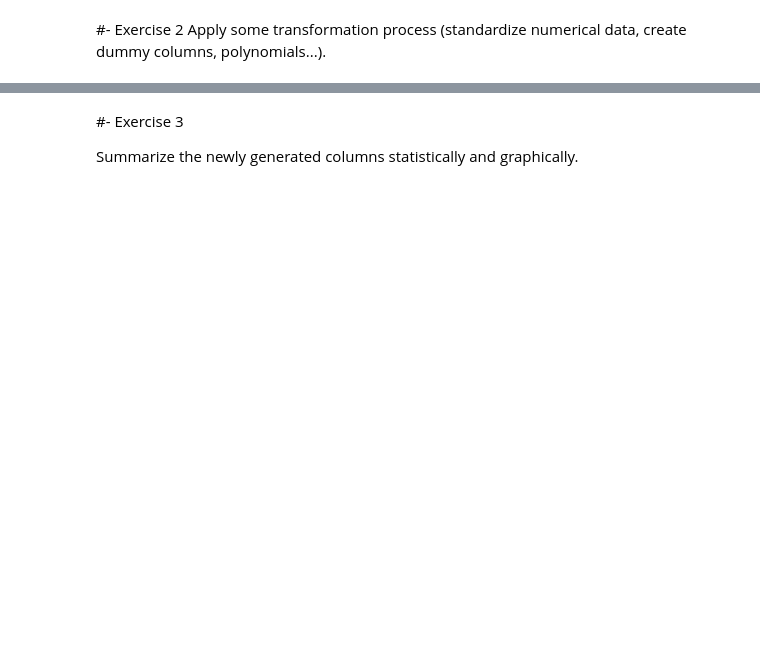
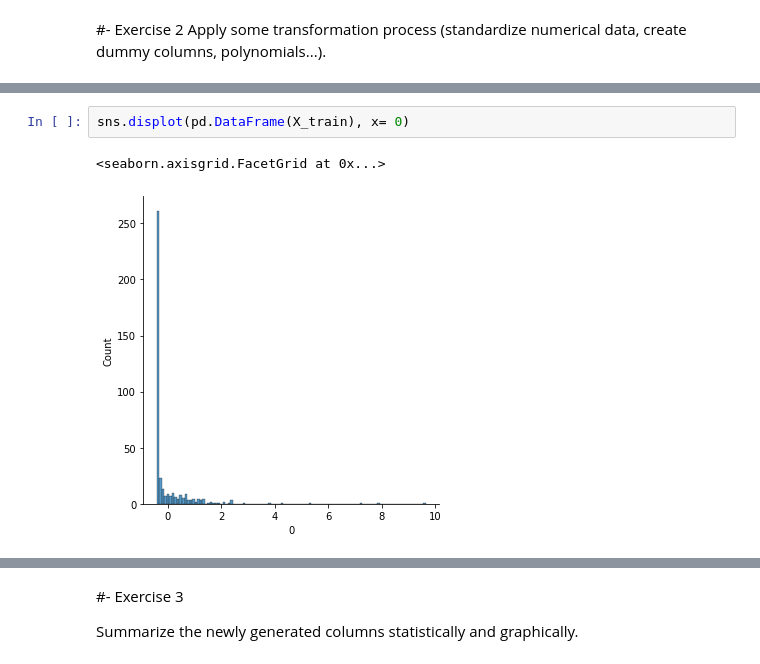
Before and after one commit to ddenebb/SkLearn_Train_Test, a Jupyter notebook: Tasca_M5_T02.ipynb, the cells around one changed output, grey strips where cells are left out. Saved outputs shown, nothing was run; the diff lists cells and outputs as text; blank space fills up the shorter version.

```diff
--- a/Tasca_M5_T02.ipynb
+++ b/Tasca_M5_T02.ipynb
@@ -109,0 +221,5 @@ Apply some transformation process (standardize numerical data, create dummy colu
+# %%
+sns.displot(pd.DataFrame(X_train), x= 0)
+# %% [output]
+<seaborn.axisgrid.FacetGrid at 0x...>
+[figure, added]
```
Also changed, not shown: parts of 22 cells of this notebook.
